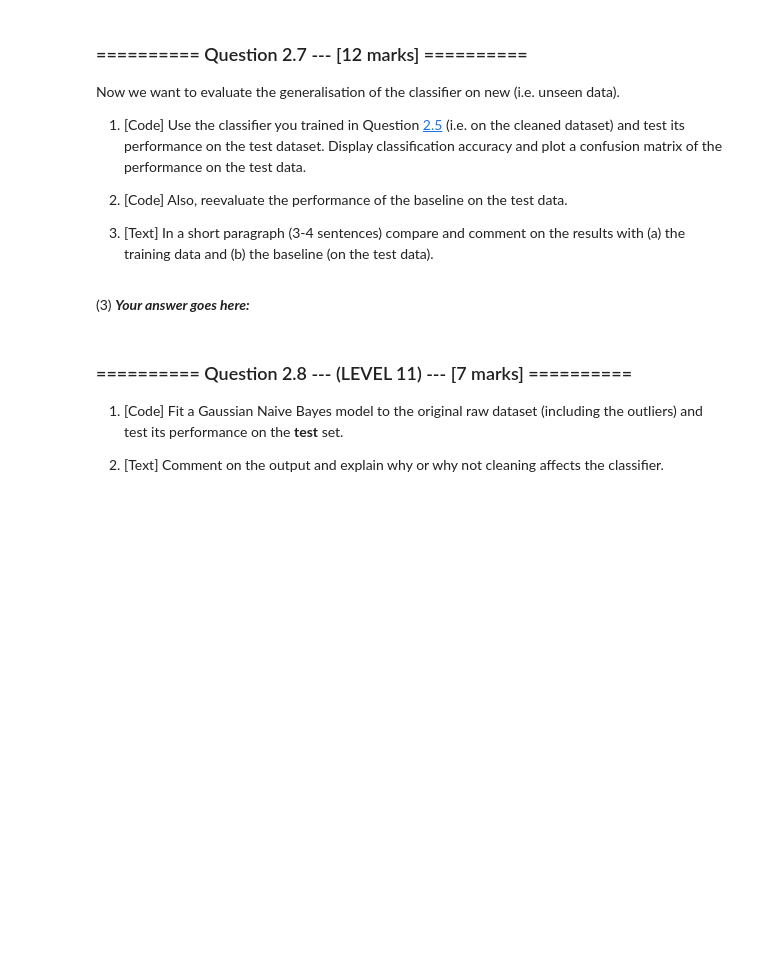
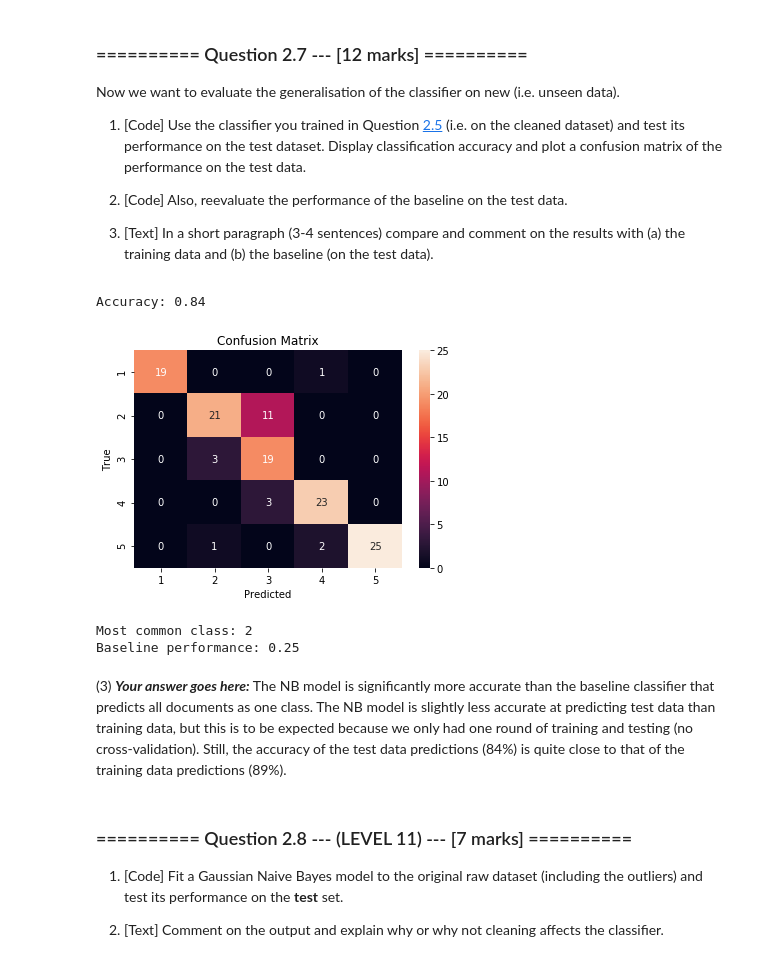
Before and after one commit to jeremydevin/IAML2018, a Jupyter notebook: Assignments/01_Analysis.ipynb, the cells around one changed output. Saved outputs shown, nothing was run; the diff lists cells and outputs as text; code cells hidden in the pictures; blank space fills up the shorter version.

```diff
--- a/Assignments/01_Analysis.ipynb
+++ b/Assignments/01_Analysis.ipynb
@@ -376,5 +368,31 @@ Now we want to evaluate the generalisation of the classifier on new (i.e. unseen
-# %% [markdown]
-(3) ***Your answer goes here:***
+# %%
+# (1) # Your Code goes here:
+X = news_test.drop('class', axis=1)
+y = news_test['class']
+test_pred = gnb.predict(X=X)
+print('Accuracy: {}'.format(round(gnb.score(X=X,y=y), 2)))
+
+cm = confusion_matrix(y, test_pred)
+classes = ['1','2','3','4','5']
+sns.heatmap(cm, xticklabels=classes, yticklabels=classes, annot=True)
+plt.title('Confusion Matrix')
+plt.ylabel('True')
+plt.xlabel('Predicted')
+plt.show()
+# %% [output]
+Accuracy: 0.84
+[figure, added]
+# %%
+# (2) # Your Code goes here:
+class_counts = np.bincount(news_test['class'])
+most_common_class_count = (news_test['class'] == class_counts.argmax()).sum()
+print('Most common class: {}'.format(class_counts.argmax()))
+print('Baseline performance: {}'.format(round(most_common_class_count/(news_test['class'].count()),2)))
+# %% [output]
+Most common class: 2
+Baseline performance: 0.25
+# %% [markdown]
+(3) ***Your answer goes here:*** The NB model is significantly more accurate than the baseline classifier that predicts all documents as one class. The NB model is slightly less accurate at predicting test data than training data, but this is to be expected because we only had one round of training and testing (no cross-validation). Still, the accuracy of the test data predictions (84%) is quite close to that of the training data predictions (89%).
 # %% [markdown]
 ### ========== Question 2.8 --- (LEVEL 11) --- [7 marks] ==========
 1. [Code] Fit a Gaussian Naive Bayes model to the original raw dataset (including the outliers) and test its performance on the **test** set.
```
Also changed, not shown: parts of 9 cells of this notebook.
